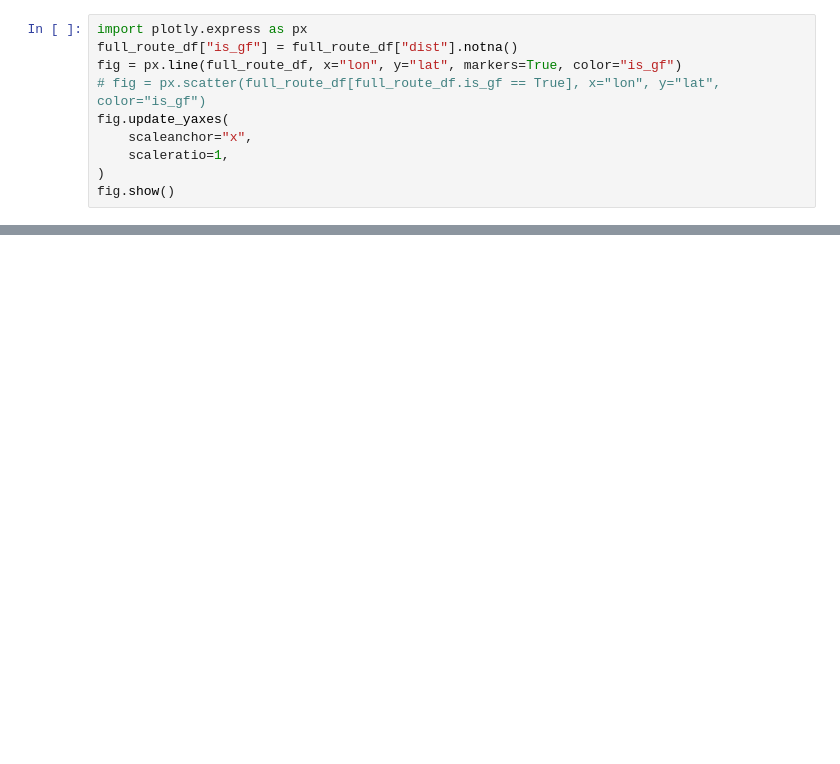
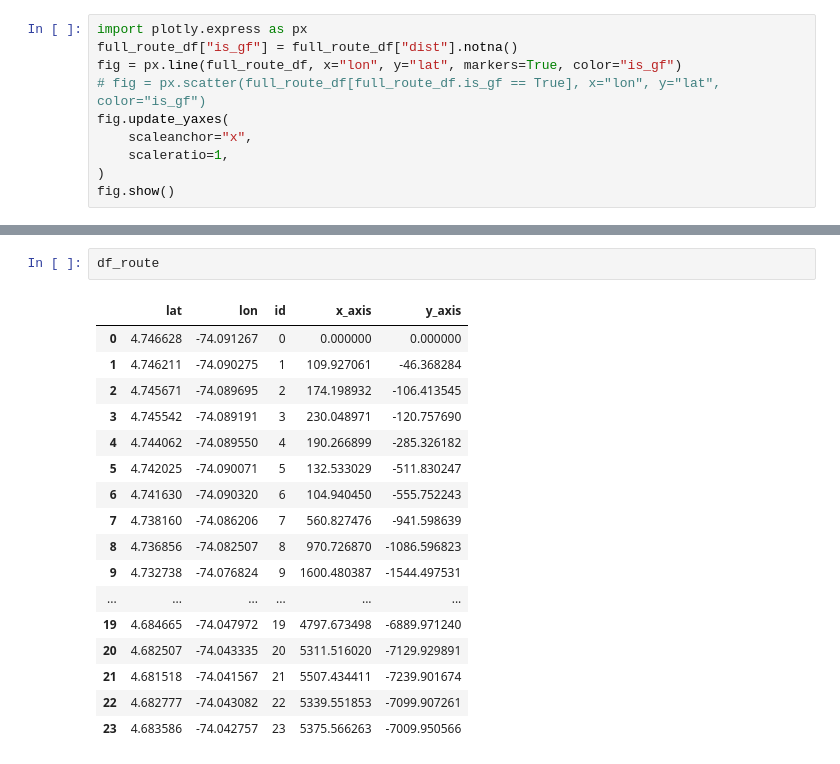
Before and after one commit to JorgeIvanJH/gps-coords-handling, a Jupyter notebook: gf_ordening_as_fun.ipynb, the cells around one changed output, grey strips where cells are left out. Drawn from its saved outputs; the diff is of its cells as text; blank space fills up the shorter version.

```diff
--- a/gf_ordening_as_fun.ipynb
+++ b/gf_ordening_as_fun.ipynb
@@ -479,0 +506,20 @@ fig.show()
+# %%
+df_route
+# %% [output]
+|  | lat | lon | id | x_axis | y_axis |
+| 0 | 4.746628 | -74.091267 | 0 | 0.000000 | 0.000000 |
+| 1 | 4.746211 | -74.090275 | 1 | 109.927061 | -46.368284 |
+| 2 | 4.745671 | -74.089695 | 2 | 174.198932 | -106.413545 |
+| 3 | 4.745542 | -74.089191 | 3 | 230.048971 | -120.757690 |
+| 4 | 4.744062 | -74.089550 | 4 | 190.266899 | -285.326182 |
+| 5 | 4.742025 | -74.090071 | 5 | 132.533029 | -511.830247 |
+| 6 | 4.741630 | -74.090320 | 6 | 104.940450 | -555.752243 |
+| 7 | 4.738160 | -74.086206 | 7 | 560.827476 | -941.598639 |
+| 8 | 4.736856 | -74.082507 | 8 | 970.726870 | -1086.596823 |
+| 9 | 4.732738 | -74.076824 | 9 | 1600.480387 | -1544.497531 |
+| ... | ... | ... | ... | ... | ... |
+| 19 | 4.684665 | -74.047972 | 19 | 4797.673498 | -6889.971240 |
+| 20 | 4.682507 | -74.043335 | 20 | 5311.516020 | -7129.929891 |
+| 21 | 4.681518 | -74.041567 | 21 | 5507.434411 | -7239.901674 |
+| 22 | 4.682777 | -74.043082 | 22 | 5339.551853 | -7099.907261 |
+| 23 | 4.683586 | -74.042757 | 23 | 5375.566263 | -7009.950566 |
```
Also changed, not shown: parts of 4 cells of this notebook, 2 other files.
